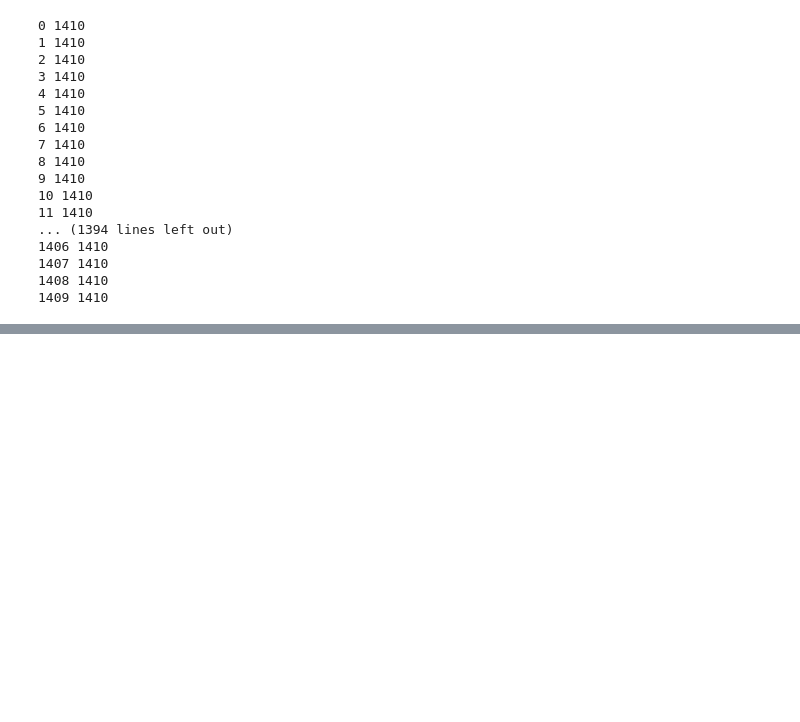
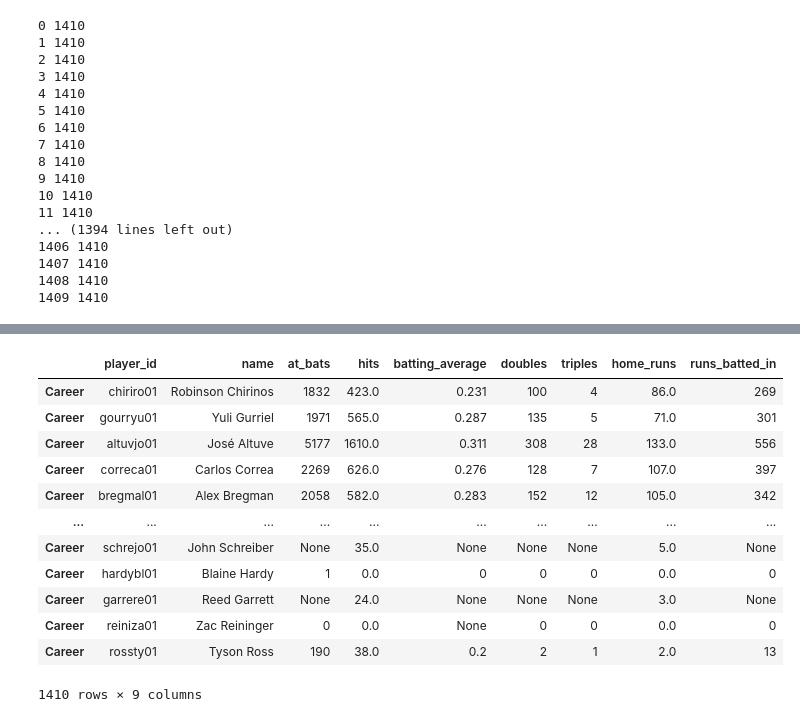
Before and after one commit to rteves0914/sportsReference_ML, a Jupyter notebook: main.ipynb, the cells around one changed output, grey strips where cells are left out. Saved outputs shown, nothing was run; the diff lists cells and outputs as text; code cells hidden in the pictures; blank space fills up the shorter version.

```diff
--- a/main.ipynb
+++ b/main.ipynb
@@ -92,10 +90,16 @@ unique_player_id
 array(['chiriro01', 'gourryu01', 'altuvjo01', ..., 'garrere01',
        'reiniza01', 'rossty01'], dtype=object)
 # %%
+# import dependency needed from sports reference api
 from sportsreference.mlb.roster import Player
+
+# to create a list of data frames for each player's stats:
+# set up an empty array that we will append to
 player_df_list = []
+
+# create a loop that will find each players' id and create a data frame of relevant statistics
 for index, player_id in enumerate(unique_player_id):
-    player_df = Player(player_id).dataframe[["player_id", "name", "at_bats", "hits", "batting_average", "doubles", "triples", "home_runs", "runs_batted_in"]]
+    player_df = Player(player_id).dataframe[["player_id", "name", "at_bats", "runs", "hits", "runs_batted_in", "bases_on_balls", "batting_average", "doubles", "triples", "home_runs", "stolen_bases"]]
     player_df_list.append(player_df)
     print(index, len(unique_player_id))
 # %% [output]
@@ -138,0 +123,6 @@ player_df_list
+# %%
+# Use .loc function in pandas to just obtain the career stats for every player
+career_df_list = []
+for df in player_df_list:
+    career_df_list.append(df.loc["Career"])
+career_df_list
@@ -138,0 +147,21 @@ player_df_list
+# %%
+# use concat to re-write the list of data frames as a single data frame
+clean_df = pd.concat(career_df_list)
+
+# and drop the duplicates of names using either 'player_id' or 'name'
+no_duplicates_df = clean_df.drop_duplicates(subset=['player_id'])
+no_duplicates_df
+# %% [output]
+|  | player_id | name | at_bats | hits | batting_average | doubles | triples | home_runs | runs_batted_in |
+| Career | chiriro01 | Robinson Chirinos | 1832 | 423.0 | 0.231 | 100 | 4 | 86.0 | 269 |
+| Career | gourryu01 | Yuli Gurriel | 1971 | 565.0 | 0.287 | 135 | 5 | 71.0 | 301 |
+| Career | altuvjo01 | José Altuve | 5177 | 1610.0 | 0.311 | 308 | 28 | 133.0 | 556 |
+| Career | correca01 | Carlos Correa | 2269 | 626.0 | 0.276 | 128 | 7 | 107.0 | 397 |
+| Career | bregmal01 | Alex Bregman | 2058 | 582.0 | 0.283 | 152 | 12 | 105.0 | 342 |
+| ... | ... | ... | ... | ... | ... | ... | ... | ... | ... |
+| Career | schrejo01 | John Schreiber | None | 35.0 | None | None | None | 5.0 | None |
+| Career | hardybl01 | Blaine Hardy | 1 | 0.0 | 0 | 0 | 0 | 0.0 | 0 |
+| Career | garrere01 | Reed Garrett | None | 24.0 | None | None | None | 3.0 | None |
+| Career | reiniza01 | Zac Reininger | 0 | 0.0 | None | 0 | 0 | 0.0 | 0 |
+| Career | rossty01 | Tyson Ross | 190 | 38.0 | 0.2 | 2 | 1 | 2.0 | 13 |
+1410 rows × 9 columns
```
Also changed, not shown: parts of 5 cells of this notebook, 2 other files.
